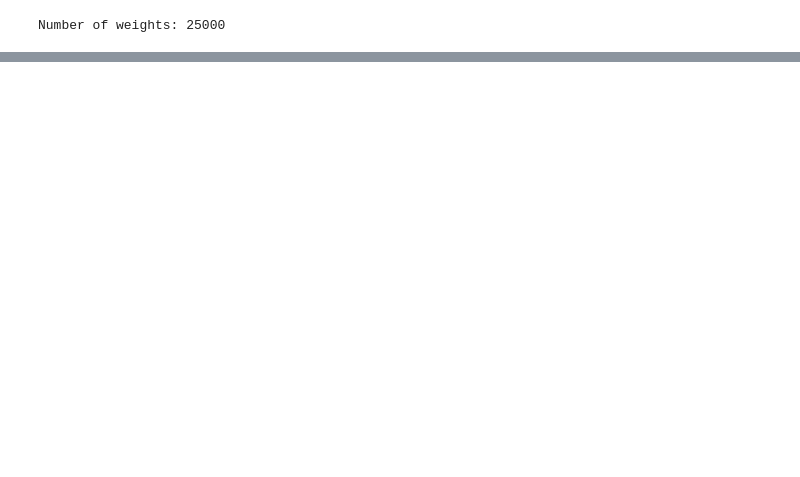
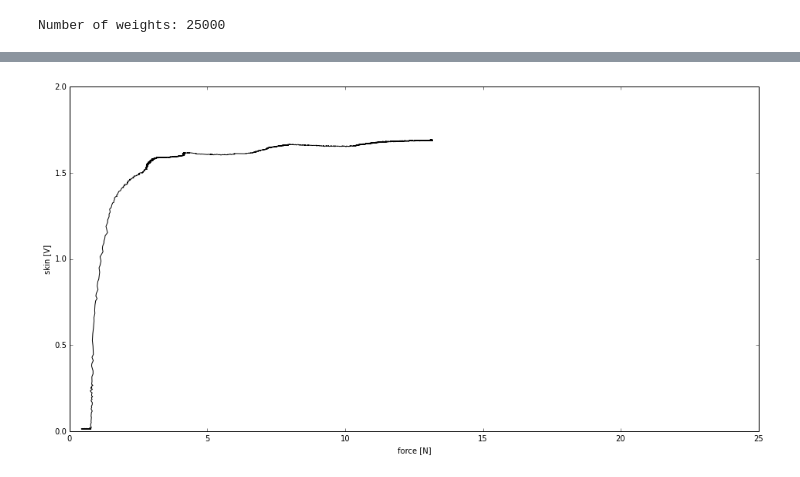
Before and after one commit to surban/ml, a Jupyter notebook: notebooks/Skin-Autoregression.ipynb, the cells around one changed output, grey strips where cells are left out. Saved outputs shown, nothing was run; the diff lists cells and outputs as text; code cells hidden in the pictures; blank space fills up the shorter version.

```diff
--- a/notebooks/Skin-Autoregression.ipynb
+++ b/notebooks/Skin-Autoregression.ipynb
@@ -60,0 +70,4 @@ One step prediction sqrt(MSE):  0.00396656226503
+# %%
+plot_phase(ds.record('train', (1,1), 1), 'k')
+# %% [output]
+[figure, added]
```
Also changed, not shown: parts of 6 cells of this notebook, 3 other files.
